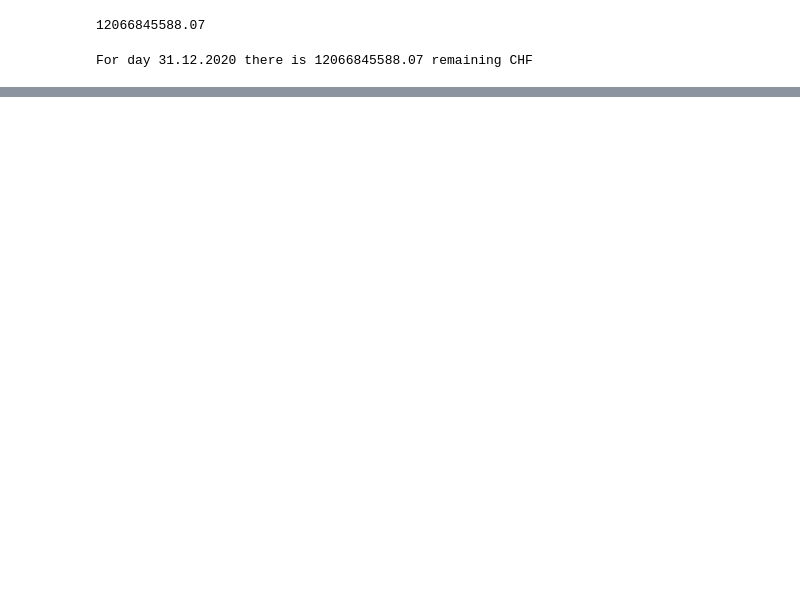
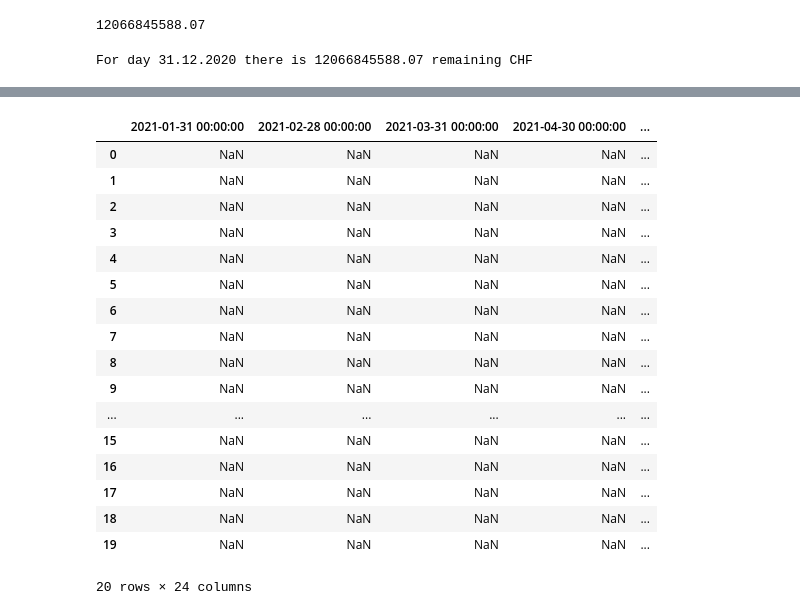
Before and after one commit to andrzej-konczyk/PwC_theforage, a Jupyter notebook: task 3/Quant_Finance_Modeling.ipynb, the cells around one changed output, grey strips where cells are left out. Drawn from its saved outputs; the diff is of its cells as text; code cells hidden in the pictures; blank space fills up the shorter version.

```diff
--- a/task 3/Quant_Finance_Modeling.ipynb
+++ b/task 3/Quant_Finance_Modeling.ipynb
@@ -200,0 +254,24 @@ For day 31.12.2020 there is 12066845588.07 remaining CHF
+# %%
+#Creation of table of missing data
+
+future_table= pd.DataFrame(columns=dates, index=range(20))
+future_table
+# %% [output]
+|  | 2021-01-31 00:00:00 | 2021-02-28 00:00:00 | 2021-03-31 00:00:00 | 2021-04-30 00:00:00 | ... |
+| 0 | NaN | NaN | NaN | NaN | ... |
+| 1 | NaN | NaN | NaN | NaN | ... |
+| 2 | NaN | NaN | NaN | NaN | ... |
+| 3 | NaN | NaN | NaN | NaN | ... |
+| 4 | NaN | NaN | NaN | NaN | ... |
+| 5 | NaN | NaN | NaN | NaN | ... |
+| 6 | NaN | NaN | NaN | NaN | ... |
+| 7 | NaN | NaN | NaN | NaN | ... |
+| 8 | NaN | NaN | NaN | NaN | ... |
+| 9 | NaN | NaN | NaN | NaN | ... |
+| ... | ... | ... | ... | ... | ... |
+| 15 | NaN | NaN | NaN | NaN | ... |
+| 16 | NaN | NaN | NaN | NaN | ... |
+| 17 | NaN | NaN | NaN | NaN | ... |
+| 18 | NaN | NaN | NaN | NaN | ... |
+| 19 | NaN | NaN | NaN | NaN | ... |
+20 rows × 24 columns
```
Also changed, not shown: parts of 11 cells of this notebook, 1 other file.
